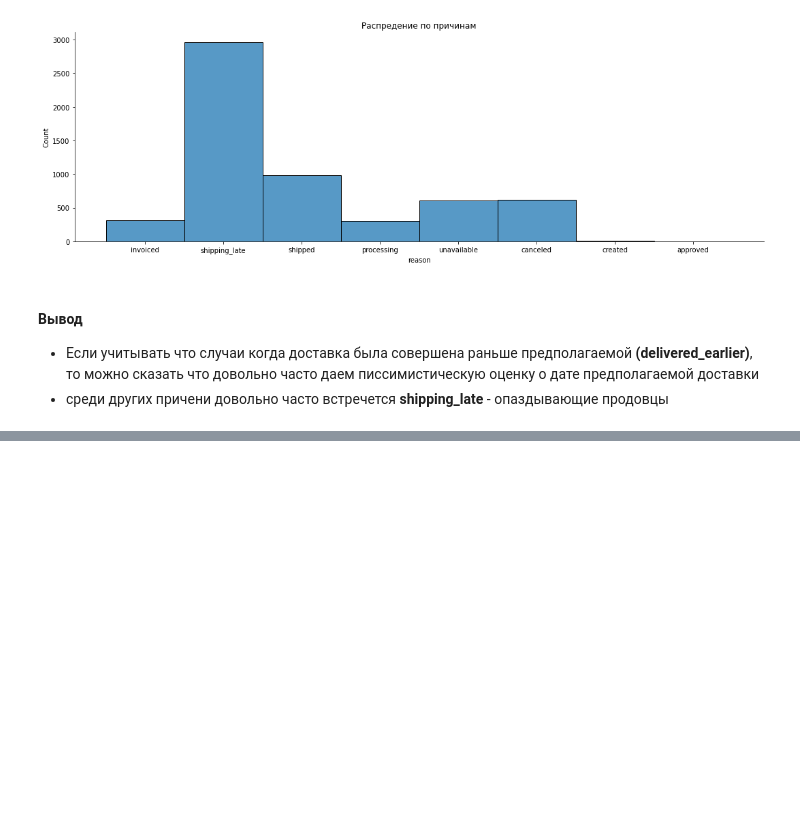
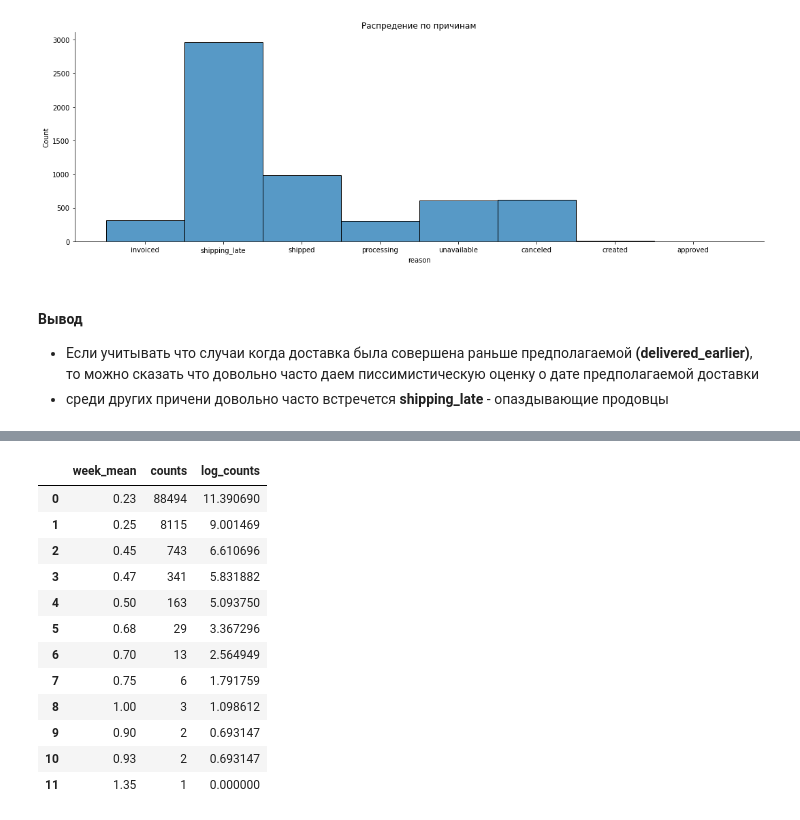
Before and after one commit to PavelSyr/da_karpov.cources_first.project, a Jupyter notebook: pavel_syrnev_15.04_p-syrnev/variant1/e-commerce.ipynb, the cells around one changed output, grey strips where cells are left out. Drawn from its saved outputs; the diff is of its cells as text; code cells hidden in the pictures; blank space fills up the shorter version.

```diff
--- a/pavel_syrnev_15.04_p-syrnev/variant1/e-commerce.ipynb
+++ b/pavel_syrnev_15.04_p-syrnev/variant1/e-commerce.ipynb
@@ -482,0 +578,16 @@ question2(df_o, reasons)
+# %%
+df_week_mean_dist
+# %% [output]
+|  | week_mean | counts | log_counts |
+| 0 | 0.23 | 88494 | 11.390690 |
+| 1 | 0.25 | 8115 | 9.001469 |
+| 2 | 0.45 | 743 | 6.610696 |
+| 3 | 0.47 | 341 | 5.831882 |
+| 4 | 0.50 | 163 | 5.093750 |
+| 5 | 0.68 | 29 | 3.367296 |
+| 6 | 0.70 | 13 | 2.564949 |
+| 7 | 0.75 | 6 | 1.791759 |
+| 8 | 1.00 | 3 | 1.098612 |
+| 9 | 0.90 | 2 | 0.693147 |
+| 10 | 0.93 | 2 | 0.693147 |
+| 11 | 1.35 | 1 | 0.000000 |
```
Also changed, not shown: parts of 18 cells of this notebook.
